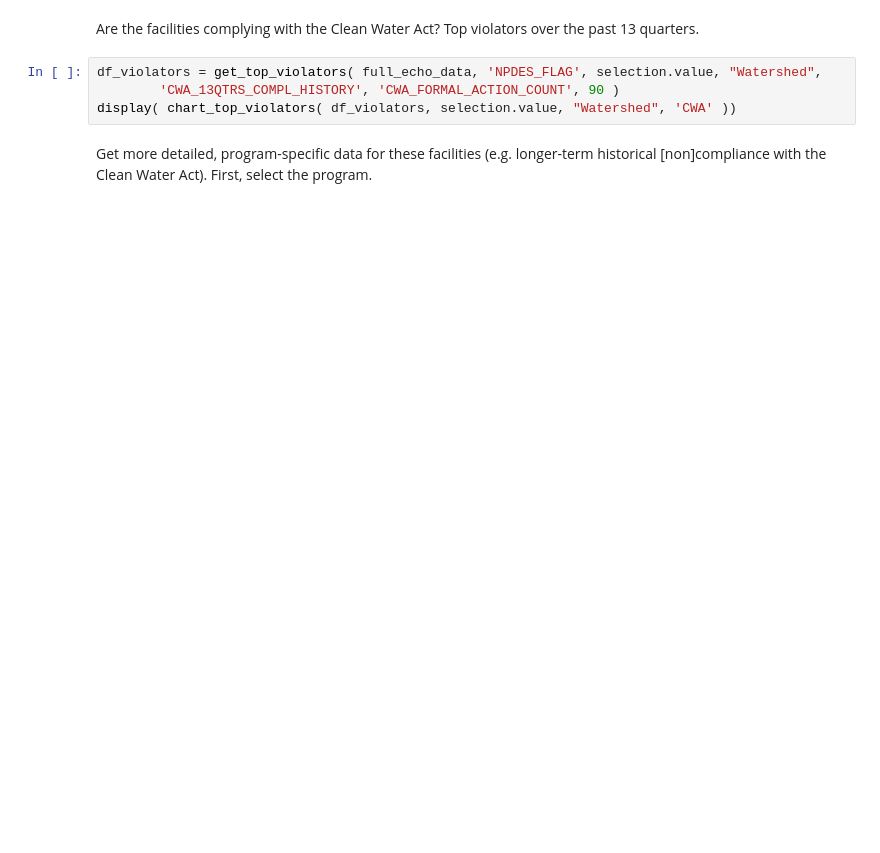
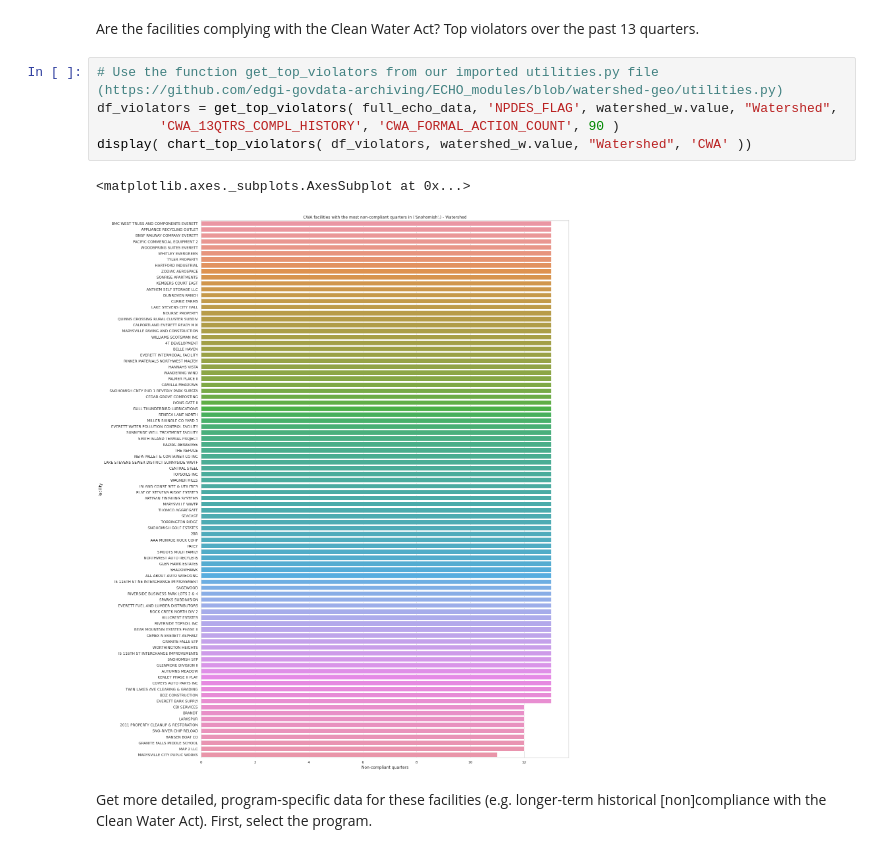
Before and after one commit to edgi-govdata-archiving/ECHO-Watershed, a Jupyter notebook: ECHO_Watershed.ipynb, the cells around one changed output. Drawn from its saved outputs; the diff is of its cells as text; blank space fills up the shorter version.

Commit message:
adds substantial comments to dmr watersheds notebook

```diff
--- a/ECHO_Watershed.ipynb
+++ b/ECHO_Watershed.ipynb
@@ -167,9 +270,13 @@ else:
 # %% [markdown]
 Are the facilities complying with the Clean Water Act? Top violators over the past 13 quarters.
 # %%
-df_violators = get_top_violators( full_echo_data, 'NPDES_FLAG', selection.value, "Watershed",
+# Use the function get_top_violators from our imported utilities.py file (https://github.com/edgi-govdata-archiving/ECHO_modules/blob/watershed-geo/utilities.py)
+df_violators = get_top_violators( full_echo_data, 'NPDES_FLAG', watershed_w.value, "Watershed",
         'CWA_13QTRS_COMPL_HISTORY', 'CWA_FORMAL_ACTION_COUNT', 90 )
-display( chart_top_violators( df_violators, selection.value, "Watershed", 'CWA' ))
+display( chart_top_violators( df_violators, watershed_w.value, "Watershed", 'CWA' ))
+# %% [output]
+<matplotlib.axes._subplots.AxesSubplot at 0x...>
+[figure, added]
 # %% [markdown]
 Get more detailed, program-specific data for these facilities (e.g. longer-term historical [non]compliance with the Clean Water Act). First, select the program.
 # %%
```
Also changed, not shown: parts of 20 cells of this notebook.
